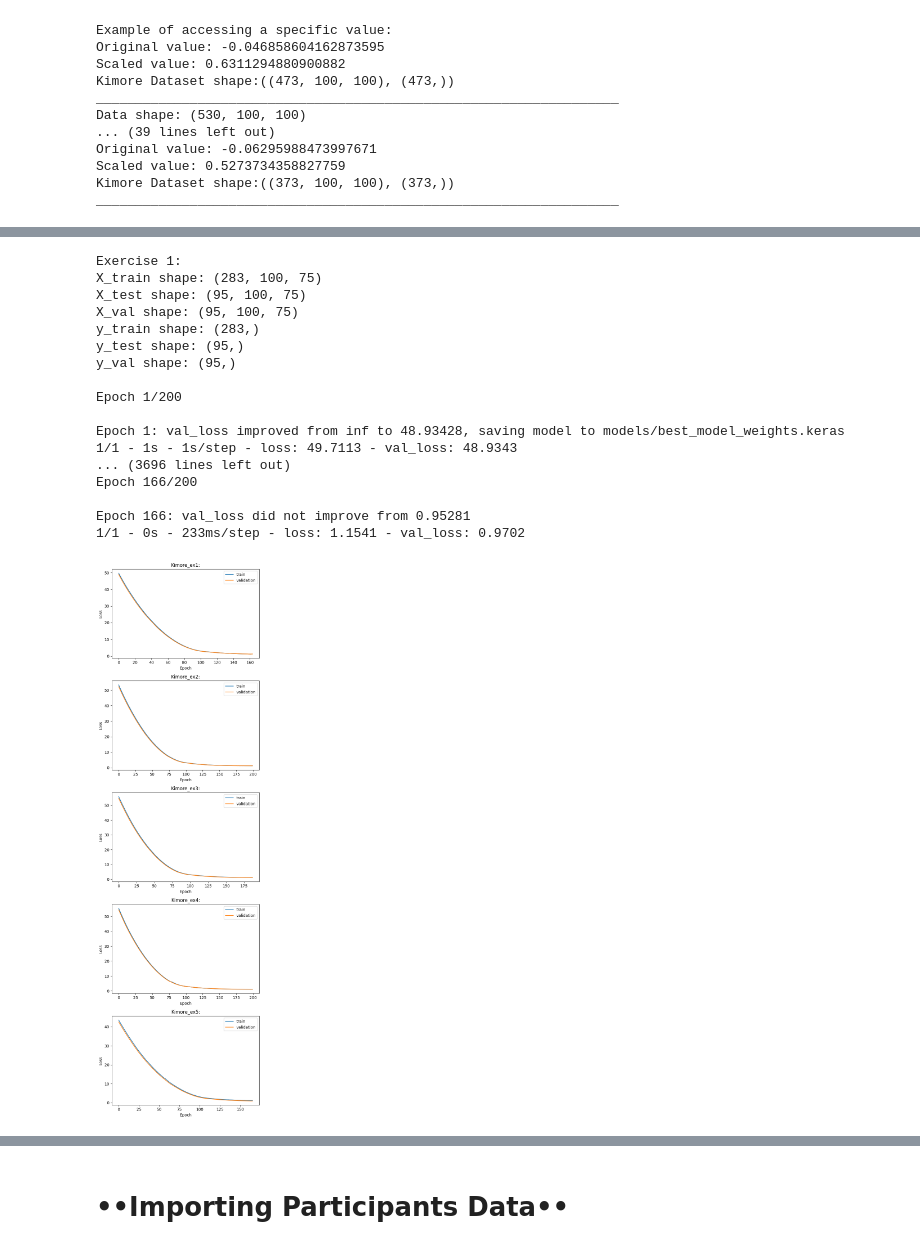
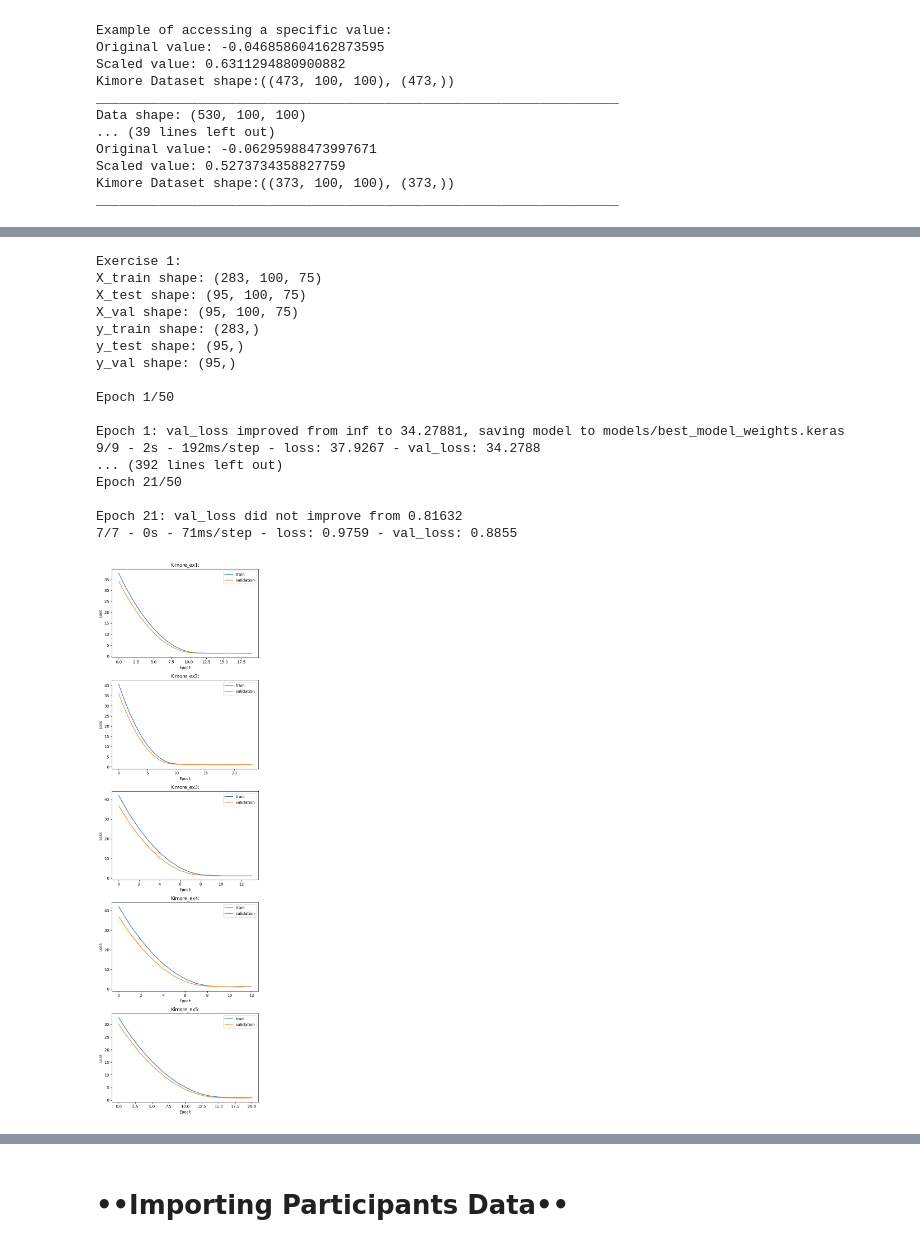
Before and after one commit to Upenyu2000/HumanSkeletonAnalysis, a Jupyter notebook: lstm_boiler.ipynb, the cells around one changed output, grey strips where cells are left out. Drawn from its saved outputs; the diff is of its cells as text; code cells hidden in the pictures.

```diff
--- a/lstm_boiler.ipynb
+++ b/lstm_boiler.ipynb
@@ -48,8 +48,8 @@ def y_reshape(y):
 
 # Function to split data into train, test, and validation sets
 def split_data(train_X, train_Y):
-    X_train, X_test, y_train, y_test = train_test_split(train_X, train_Y,train_size=0.8, test_size=0.2, random_state=42)
-    X_train, X_val, y_train, y_val = train_test_split(X_train, y_train,train_size=0.75, test_size=0.25, random_state=42)
+    X_train, X_test, y_train, y_test = train_test_split(train_X, train_Y,test_size=0.2, random_state=42)
+    X_train, X_val, y_train, y_val = train_test_split(X_train, y_train,test_size=0.25, random_state=42)
     return X_train, X_test, X_val, y_train, y_test, y_val
 
 # Load data for each exercise
@@ -168,24 +174,14 @@ for i, (train_X_scaled, train_Y_scaled) in enumerate(zip(x_train_list,y_train_li
 
     # Define the LSTM layer with dropout
     lstm_layer = LSTM(units=X_train.shape[0], kernel_regularizer=regularizers.l2, activation='tanh')(input_layer)
-    lstm_dropout = Dropout(0.2)(lstm_layer)  # Adding dropout with a rate of 0.2
+    lstm_dropout = Dropout(0.2)(lstm_layer)
 
-    dense_layer1 = Dense(units=256, activation='relu', kernel_regularizer=regularizers.l1)(lstm_dropout)
-    dense_dropout1 = Dropout(0.2)(dense_layer1)  # Adding dropout with a rate of 0.2
+    hidden_layer1 = Dense(units=256, activation='relu', kernel_regularizer=regularizers.l1)(lstm_dropout)
+    hidden_layer2 = Dense(units=128, activation='relu',kernel_regularizer=regularizers.l1_l2)(hidden_layer1)
+    hidden_layer3 = Dense(units=16, activation='relu', kernel_regularizer=regularizers.orthogonal_regularizer)(hidden_layer2)
+    hidden_layer4 = Dense(units=8, activation='relu', kernel_regularizer=regularizers.orthogonal_regularizer)(hidden_layer3)
 
-    dense_layer2 = Dense(units=128, activation='relu', kernel_regularizer=regularizers.l2)(dense_dropout1)
-    dense_dropout2 = Dropout(0.2)(dense_layer2)  # Adding dropout with a rate of 0.2
-
-    dense_layer3 = Dense(units=64, activation='relu', kernel_regularizer=regularizers.l1)(dense_dropout2)
-    dense_dropout3 = Dropout(0.2)(dense_layer3)  # Adding dropout with a rate of 0.2
-
-    dense_layer4 = Dense(units=32, activation='relu', kernel_regularizer=regularizers.orthogonal_regularizer)(dense_dropout3)
-    dense_dropout4 = Dropout(0.2)(dense_layer4)
-
-    dense_layer5 = Dense(units=16, activation='relu', kernel_regularizer=regularizers.orthogonal_regularizer)(dense_dropout4)
-    dense_dropout5 = Dropout(0.2)(dense_layer5)
-
-    output=(Dense(units=1, activation='sigmoid'))(dense_dropout5)
+    output=(Dense(units=1, activation='sigmoid'))(hidden_layer4)
 
     # Create the model
     model = Model(inputs=input_layer, outputs=output)
@@ -195,50 +191,50 @@ for i, (train_X_scaled, train_Y_scaled) in enumerate(zip(x_train_list,y_train_li
     # Define a callback to save the best model weights
     checkpoint_callback = ModelCheckpoint('models/best_model_weights.keras',
                                       monitor='val_loss',
-                                      verbose=1,
+                                      verbose=2,
                                       save_best_only=True,
                                       mode='min')
 
 
 # fit network
 
-    early_stopping = EarlyStopping(monitor='val_loss', patience=3, restore_best_weights=True)
-    history = model.fit(X_train, y_train, epochs=200 , batch_size=X_train.shape[0], validation_data=(X_val, y_val),callbacks=[early_stopping,checkpoint_callback], verbose=2, shuffle=True)
+    early_stopping = EarlyStopping(monitor='val_loss', patience=2, restore_best_weights=True)
+    history = model.fit(X_train, y_train, epochs=50 , batch_size=32, validation_data=(X_val, y_val),callbacks=[early_stopping,checkpoint_callback], verbose=2, shuffle=True)
 
 
     # Get the best model weights
     best_weights_path = 'models/best_model_weights.h5'
     best_epoch = np.argmin(history.history['val_loss']) + 1
     best_val_loss = min(history.history['val_loss'])
     best_loss = history.history['loss'][best_epoch - 1]
 
     # Plot the training and validation loss for the current model
     axs[i-1].plot(history.history['loss'], label='train')
     axs[i-1].plot(history.history['val_loss'], label='validation')
     axs[i-1].set_title(f"Kimore_ex{i}:")
     axs[i-1].set_xlabel('Epoch')
     axs[i-1].set_ylabel('Loss')
     axs[i-1].legend()
 
 plt.tight_layout()
 plt.savefig('images/Exercises_loss.png')
 plt.show()
 # %% [output]
 Exercise 1:
 X_train shape: (283, 100, 75)
 X_test shape: (95, 100, 75)
 X_val shape: (95, 100, 75)
 y_train shape: (283,)
 y_test shape: (95,)
 y_val shape: (95,)
 
-Epoch 1/200
+Epoch 1/50
 
-Epoch 1: val_loss improved from inf to 48.93428, saving model to models/best_model_weights.keras
-1/1 - 1s - 1s/step - loss: 49.7113 - val_loss: 48.9343
-... (3696 lines left out)
-Epoch 166/200
+Epoch 1: val_loss improved from inf to 34.27881, saving model to models/best_model_weights.keras
+9/9 - 2s - 192ms/step - loss: 37.9267 - val_loss: 34.2788
+... (392 lines left out)
+Epoch 21/50
 
-Epoch 166: val_loss did not improve from 0.95281
-1/1 - 0s - 233ms/step - loss: 1.1541 - val_loss: 0.9702
+Epoch 21: val_loss did not improve from 0.81632
+7/7 - 0s - 71ms/step - loss: 0.9759 - val_loss: 0.8855
-[figure, old version]
+[figure, new version]
```
Also changed, not shown: parts of 9 cells of this notebook, 6 other files.
